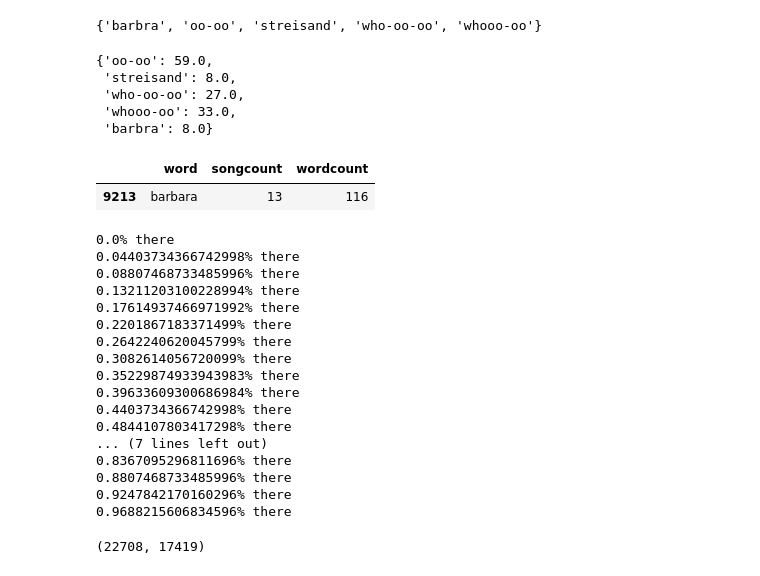
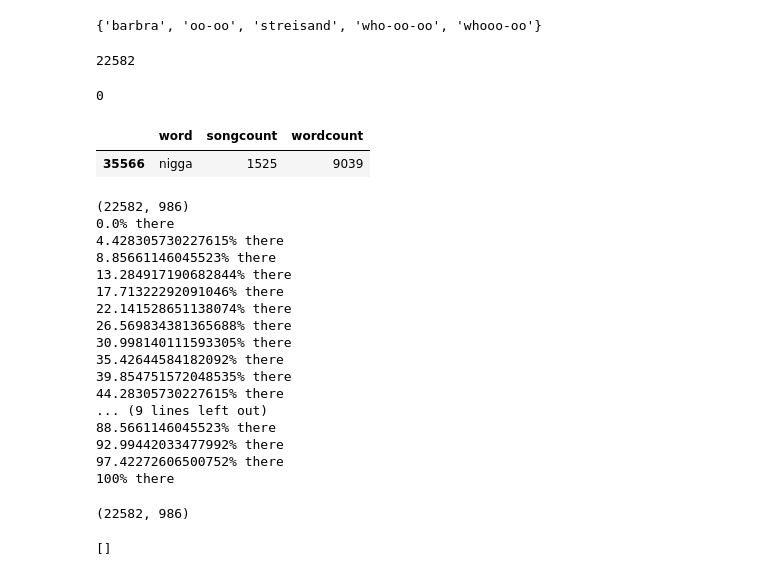
Before and after one commit to cvraut/Music_Econ, a Jupyter notebook: dataClustering/clustering.ipynb, the cells around one changed output. Saved outputs shown, nothing was run; the diff lists cells and outputs as text; code cells hidden in the pictures.

```diff
--- a/dataClustering/clustering.ipynb
+++ b/dataClustering/clustering.ipynb
@@ -83,12 +107,3 @@ Name: 22374, dtype: object
 set(dict(df.loc[14890]["word_intersect_counter"]).keys())-set(words)
 # %% [output]
 {'barbra', 'oo-oo', 'streisand', 'who-oo-oo', 'whooo-oo'}
-# %%
-df[df["artist"]=="duck sauce"]["word_intersect_counter"]
-dict(df.loc[14890]["word_intersect_counter"])
-# %% [output]
-{'oo-oo': 59.0,
- 'streisand': 8.0,
- 'who-oo-oo': 27.0,
- 'whooo-oo': 33.0,
- 'barbra': 8.0}
@@ -95,14 +113,31 @@ dict(df.loc[14890]["word_intersect_counter"])
+# %%
+new_ls = data_filter(no_word_songs)
+print(len(new_ls))
+# %% [output]
+22582
+# %%
+no_word_songs = []
+for i,d in enumerate(new_ls):
+    for w in words:
+        if w in d[2]:
+            break
+    else:
+        no_word_songs.append(i)
+print(len(no_word_songs))
+# %% [output]
+0
 # %%
-word[word["word"] == "barbara"]
+word[word["word"] == "nigga"]
 # %% [output]
 |  | word | songcount | wordcount |
-| 9213 | barbara | 13 | 116 |
+| 35566 | nigga | 1525 | 9039 |
 # %%
-bags = [dict(dic) for dic in df['word_intersect_counter']]
-tbl = np.zeros(shape=(len(df),len(words)))
-for i,b in enumerate(bags):
+tbl = np.zeros(shape=(len(new_ls),len(words)))
+print(tbl.shape)
+for i,d in enumerate(new_ls):
     if i%1000 == 0:
-        print("{}% there".format(i/len(df)*100))
+        print("{}% there".format(i/len(new_ls)*100))
+    b = d[2]
     for j,w in enumerate(words):
         if w in b:
             tbl[i][j] = b[w]
@@ -113,23 +148,27 @@ for i,b in enumerate(bags):
 print("100% there")
 tbl.shape
 # %% [output]
+(22582, 986)
 0.0% there
-0.04403734366742998% there
-0.08807468733485996% there
-0.13211203100228994% there
-0.17614937466971992% there
-0.2201867183371499% there
-0.2642240620045799% there
-0.3082614056720099% there
-0.35229874933943983% there
-0.39633609300686984% there
-0.4403734366742998% there
-0.4844107803417298% there
-... (7 lines left out)
-0.8367095296811696% there
-0.8807468733485996% there
-0.9247842170160296% there
-0.9688215606834596% there
+4.428305730227615% there
+8.85661146045523% there
+13.284917190682844% there
+17.71322292091046% there
+22.141528651138074% there
+26.569834381365688% there
+30.998140111593305% there
+35.42644584182092% there
+39.854751572048535% there
+44.28305730227615% there
+... (9 lines left out)
+88.5661146045523% there
+92.99442033477992% there
+97.42272606500752% there
+100% there
-(22708, 17419)
+(22582, 986)
+# %%
+no_word_songs
+# %% [output]
+[]
 # %%
 # %% [output]
```
Also changed, not shown: parts of 24 cells of this notebook.
